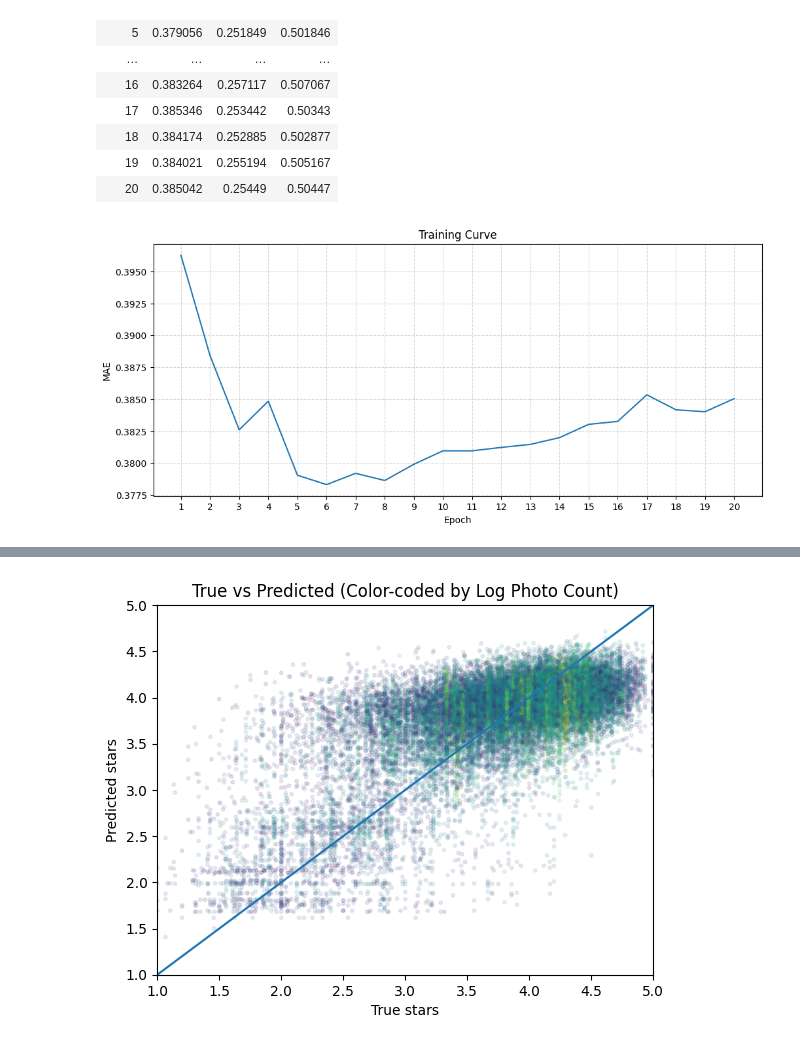
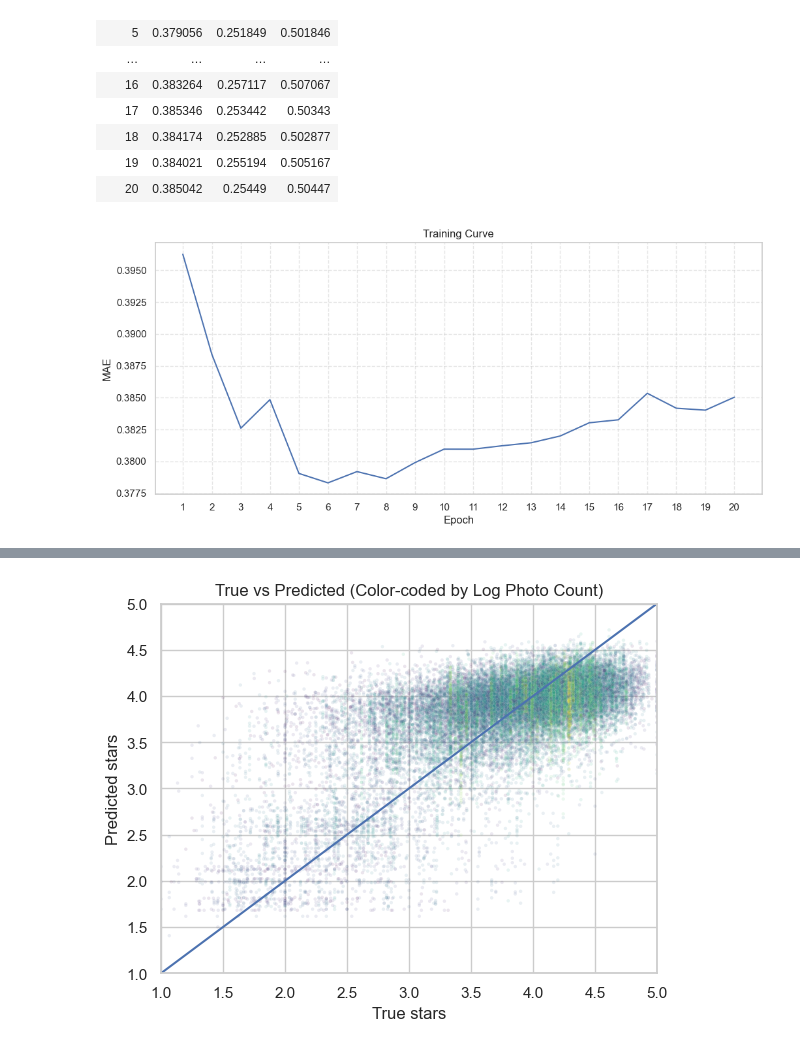
Before and after one commit to ascandone/yelp-prediction, a Jupyter notebook: predictions-analysis.ipynb, the cells around one changed output, grey strips where cells are left out. Cells and saved outputs as stored; diff of their text form; code cells hidden in the pictures.

Commit message:
try seaborn

```diff
--- a/predictions-analysis.ipynb
+++ b/predictions-analysis.ipynb
@@ -6,6 +6,8 @@ import polars as pl
 import dataframes as df
 import matplotlib.pyplot as plt
 import matplotlib.colors as colors
+import seaborn as sns
+sns.set_theme(style="whitegrid")
 # %%
 (df_businesses, df_exact_stars, df_photos_per_business, df_photos) = pl.collect_all(
     (
@@ -104,9 +106,9 @@ shape: (20, 4)
 | 20 | 0.385042 | 0.25449 | 0.50447 |
 # %%
 plt.figure(figsize=(12, 5))
-plt.plot(
-    table_by_epoch["epoch"],
-    table_by_epoch["mae"],
+sns.lineplot(
+    x=table_by_epoch["epoch"],
+    y=table_by_epoch["mae"],
 )
 plt.title("Training Curve")
 plt.xlabel("Epoch")
@@ -114,7 +116,7 @@ plt.ylabel("MAE")
 plt.xticks(range(1, 21))
 plt.grid(True, which="both", ls="--", alpha=0.5)
 # %% [output]
-[figure, old version]
+[figure, new version]
 # %%
 def _get_best_table_by(col: str):
     best_epoch = table_by_epoch.sort(by=col).slice(0, 1).select("epoch").item()
@@ -141,28 +143,28 @@ shape: (33_799, 9)
 | "KB8VS0TaD7-0US5cZsJSlQ" | "zURelxN8KhAmi3uxuQtC_g" | 6 | "food" | 62 | 4.012288 | 3.919355 | 0.092933 | ... |
 # %%
 plt.figure()
-plt.scatter(
+sns.scatterplot(
     x=best_epoch_table["actual"],
     y=best_epoch_table["prediction"],
     c=best_epoch_table["business_photo_count"],
     norm=colors.LogNorm(
         vmin=best_epoch_table["business_photo_count"].min(), # type: ignore
         vmax=best_epoch_table["business_photo_count"].max(), # type: ignore
     ),
     cmap='viridis',
     s=6,
     alpha=0.1,
 )
 plt.plot([1, 5], [1, 5])
 plt.xlim(1, 5)
 plt.ylim(1, 5)
 plt.xlabel("True stars")
 plt.ylabel("Predicted stars")
 plt.title("True vs Predicted (Color-coded by Log Photo Count)")
 
 None
 # %% [output]
-[figure, old version]
+[figure, new version]
 # %%
 aggr_by_business = best_epoch_table.group_by("business_id").agg(
     pl.col("abs_error").mean(),
```
Also changed, not shown: parts of 3 cells of this notebook, 2 other files.
